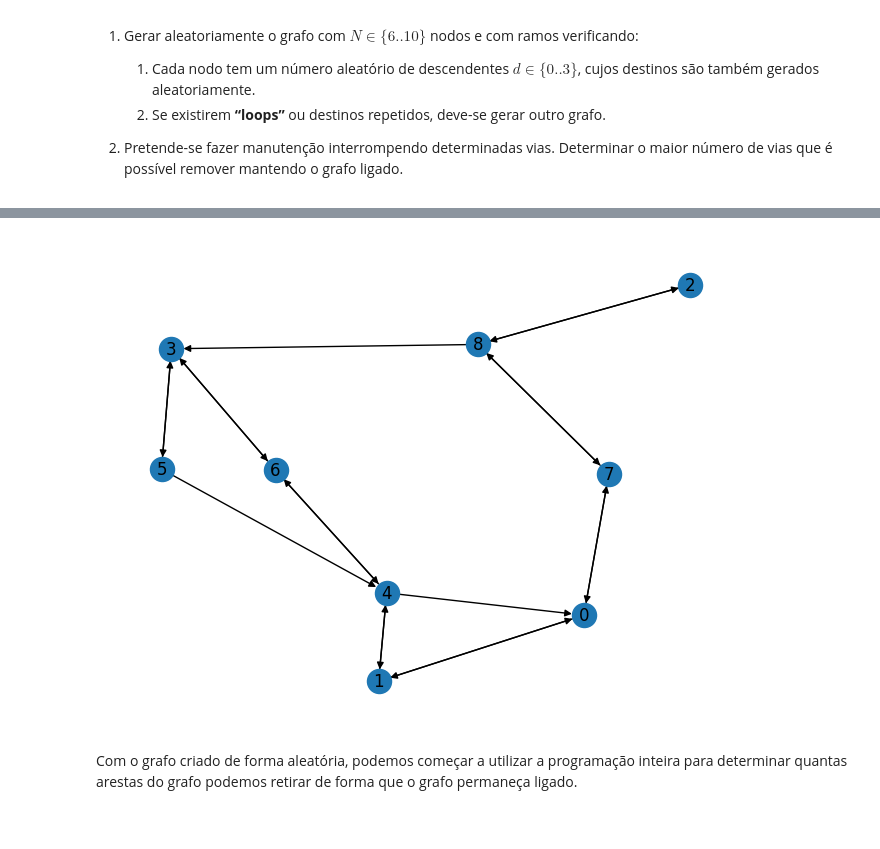
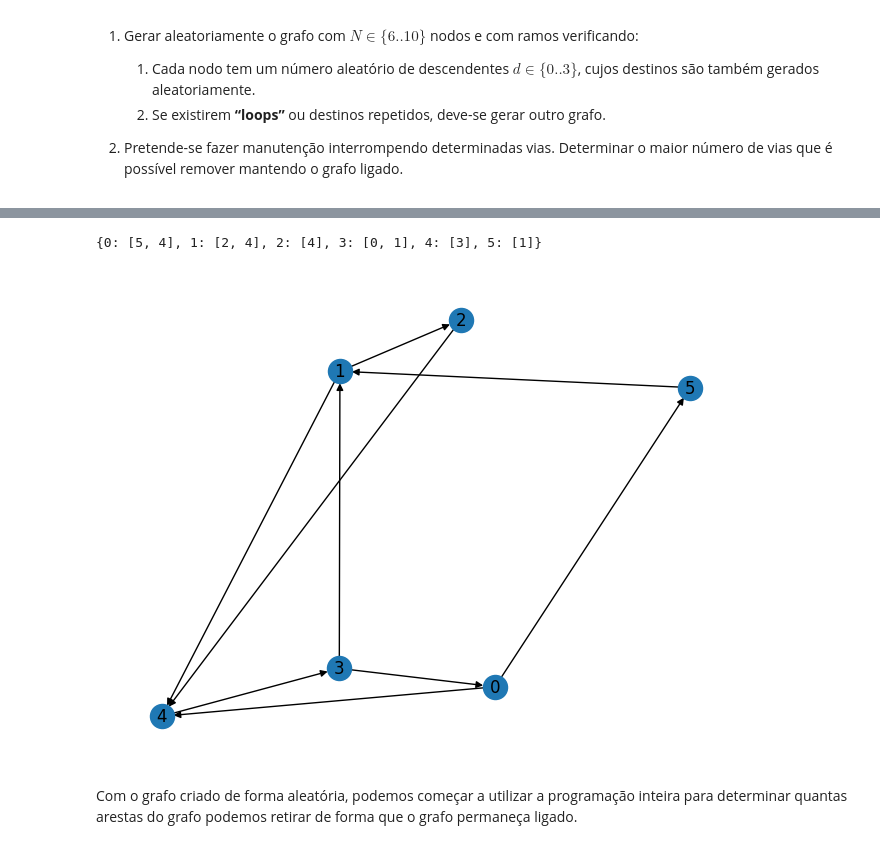
Before and after one commit to Johnny-LCC/LogComp, a Jupyter notebook: TP1_ex2.ipynb, the cells around one changed output, grey strips where cells are left out. Saved outputs shown, nothing was run; the diff lists cells and outputs as text; code cells hidden in the pictures.

```diff
--- a/TP1_ex2.ipynb
+++ b/TP1_ex2.ipynb
@@ -23,41 +20,40 @@ from ortools.linear_solver import pywraplp
 # %%
+#Inicialização
+
+import networkx as nx
+import random
+from ortools.linear_solver import pywraplp
+
+#Criação Grafo
+
 random.seed(None)
 
 def cria_adj(N):
     adj = {n: [] for n in range(N)}
     nodes = list(range(N))
-    random.shuffle(nodes)
+    random.shuffle(nodes) # Embaralha a lista com todos os nodos
 
-    for i in range(N - 1):
-        adj[nodes[i]].append(nodes[i + 1])
-        adj[nodes[i + 1]].append(nodes[i])
+    for i in range(N):
+        adj[nodes[i]].append(nodes[(i + 1)%N])
+        # Adiciona uma aresta com origem em nodes[i] e destino nodes[(i+1)%N]
 
-    for n in range(N):
-        num_arestas = random.randint(0, 1)
+    for n in range(N): # Adiciona, no máximo, mais duas arestas com destinos aleatórios (para cada nodo)
+        num_arestas = random.randint(0, 2)
         for _ in range(num_arestas):
             d = random.randint(0, N - 1)
-            if d != n and d not in adj[n]:
+            if d != n and d not in adj[n] and n not in adj[d]: # Dessa forma, garantimos que não haja "loops"
                 adj[n].append(d)
-
-    for n in adj:
-        adj[n] = sorted(list(set(adj[n])))  #sorted?
 
     return adj
 
-N = 9
+N = 6
 adj = cria_adj(N)
+print(adj)
 
-def converte(adj):
-    graph = nx.DiGraph()
-    for n in adj.keys():
-        graph.add_node(n)
-        for i in adj[n]:
-            graph.add_edge(n, i)
-    return graph
-
-G = converte(adj)
+G = nx.DiGraph(adj) # Criamos o grafo a partir do dicionário "adj"
 nx.draw(G, with_labels=True)
 # %% [output]
+{0: [5, 4], 1: [2, 4], 2: [4], 3: [0, 1], 4: [3], 5: [1]}
-[figure, old version]
+[figure, new version]
 # %% [markdown]
 Com o grafo criado de forma aleatória, podemos começar a utilizar a programação inteira para determinar quantas arestas do grafo podemos retirar de forma que o grafo permaneça ligado.
```
Also changed, not shown: parts of 7 cells of this notebook.
